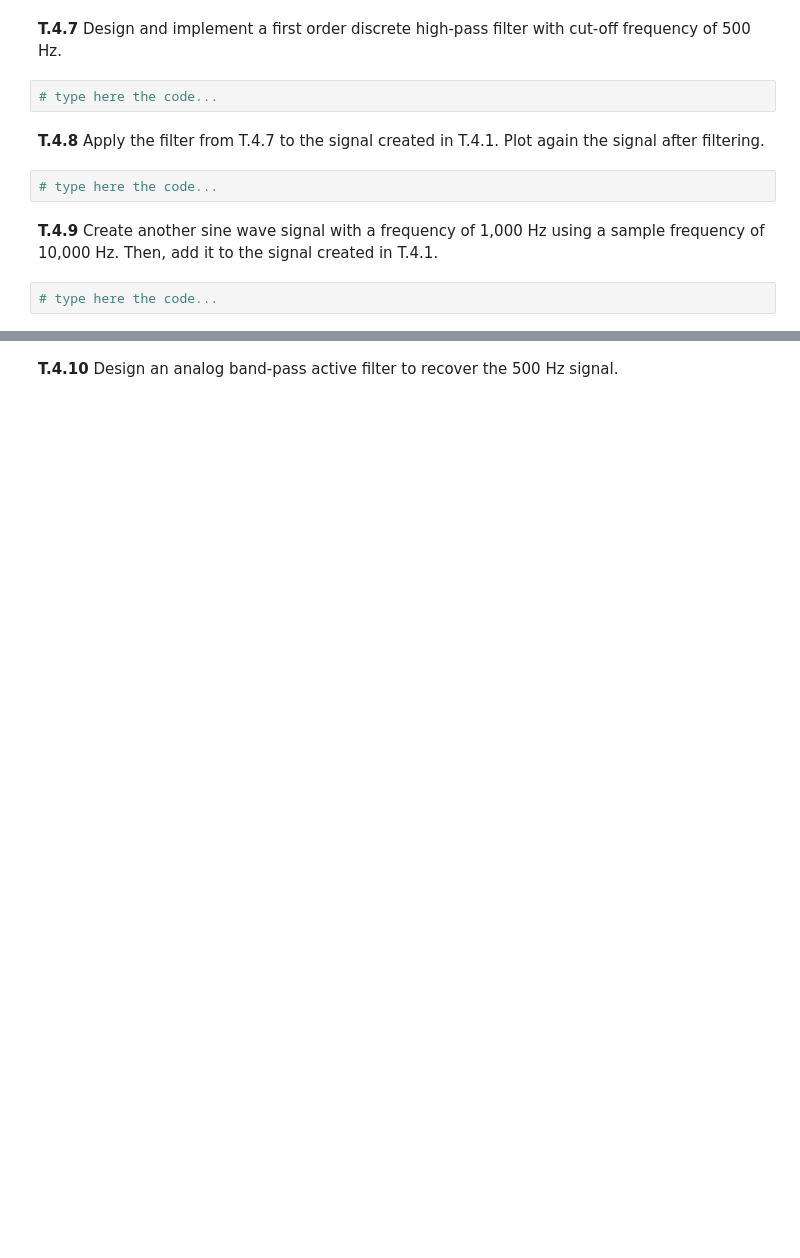
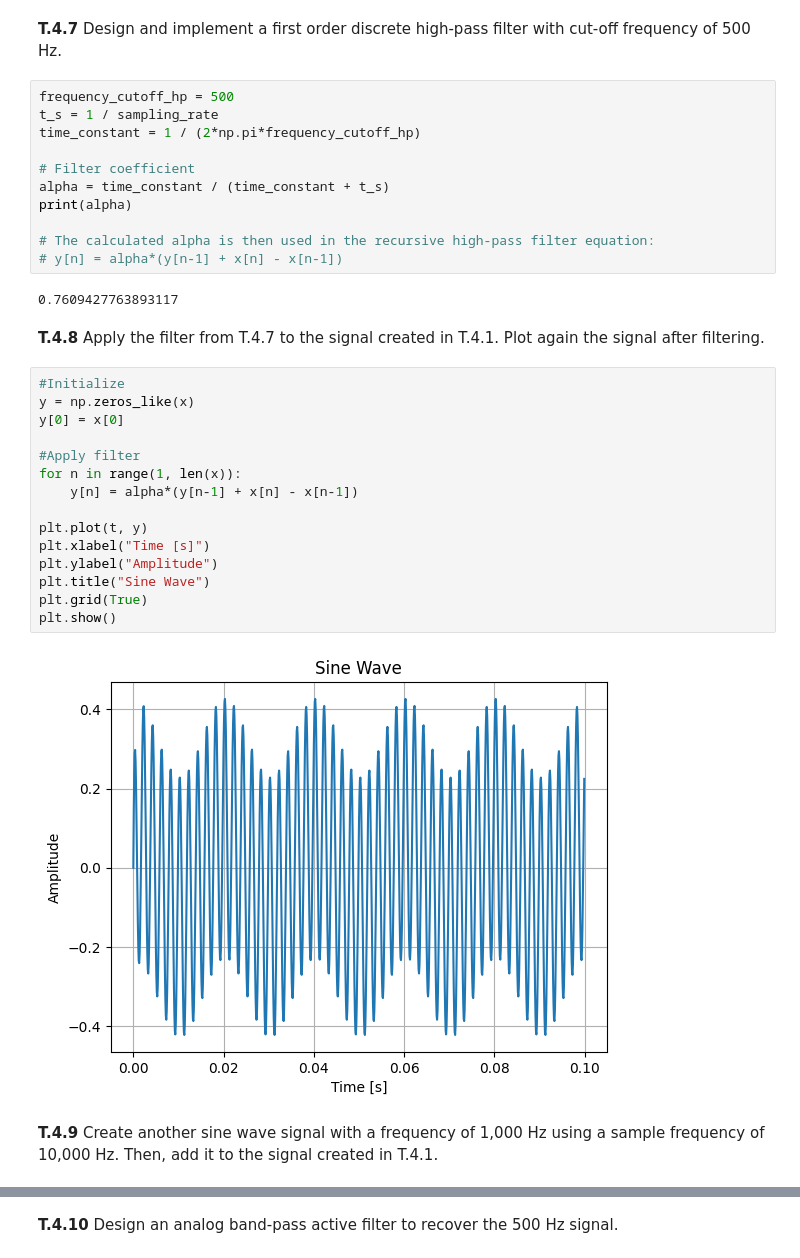
Before and after one commit to samuele-ribaudo/humanoid-sensors-and-actuators, a Jupyter notebook: T5/code/Tutorial_5.ipynb, the cells around one changed output, grey strips where cells are left out. Saved outputs shown, nothing was run; the diff lists cells and outputs as text; blank space fills up the shorter version.

```diff
--- a/T5/code/Tutorial_5.ipynb
+++ b/T5/code/Tutorial_5.ipynb
@@ -194,15 +260,39 @@ Type here the answer...
 
 
 **T.4.7** Design and implement a first order discrete high-pass filter with cut-off frequency of 500 Hz.
-# %%
-# type here the code...
+# %%
+frequency_cutoff_hp = 500
+t_s = 1 / sampling_rate
+time_constant = 1 / (2*np.pi*frequency_cutoff_hp)
+
+# Filter coefficient
+alpha = time_constant / (time_constant + t_s)
+print(alpha)
+
+# The calculated alpha is then used in the recursive high-pass filter equation:
+# y[n] = alpha*(y[n-1] + x[n] - x[n-1])
+# %% [output]
+0.7609427763893117
 # %% [markdown]
 
 
 **T.4.8** Apply the filter from T.4.7 to the signal created in T.4.1. Plot again the signal after filtering.
-# %%
-# type here the code...
+# %%
+#Initialize
+y = np.zeros_like(x)
+y[0] = x[0]
+
+#Apply filter
+for n in range(1, len(x)):
+    y[n] = alpha*(y[n-1] + x[n] - x[n-1])
+
+plt.plot(t, y)
+plt.xlabel("Time [s]")
+plt.ylabel("Amplitude")
+plt.title("Sine Wave")
+plt.grid(True)
+plt.show()
+# %% [output]
+[figure, added]
 # %% [markdown]
 **T.4.9** Create another sine wave signal with a frequency of 1,000 Hz using a sample frequency of 10,000 Hz. Then, add it to the signal created in T.4.1.
-# %%
-# type here the code...
```
Also changed, not shown: parts of 20 cells of this notebook, 1 other file.
